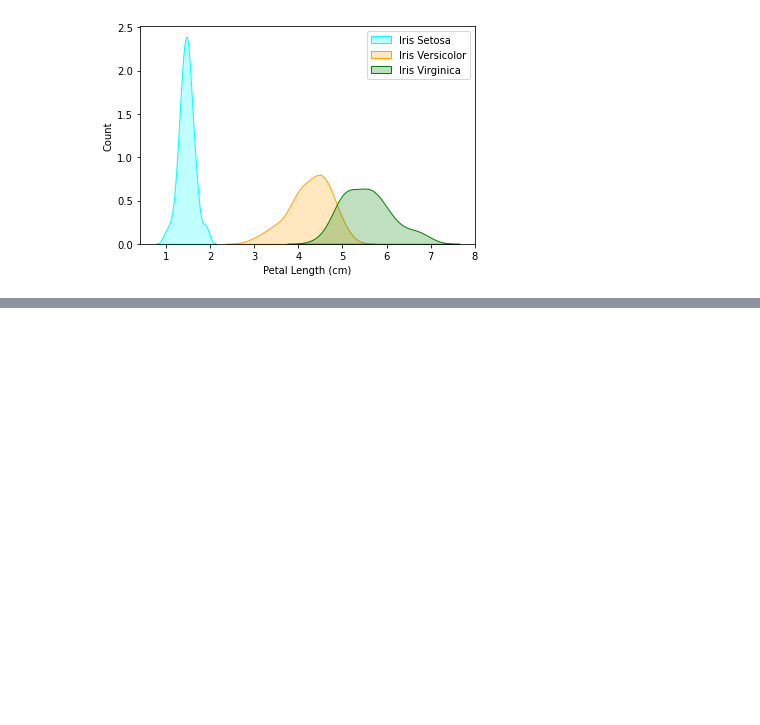
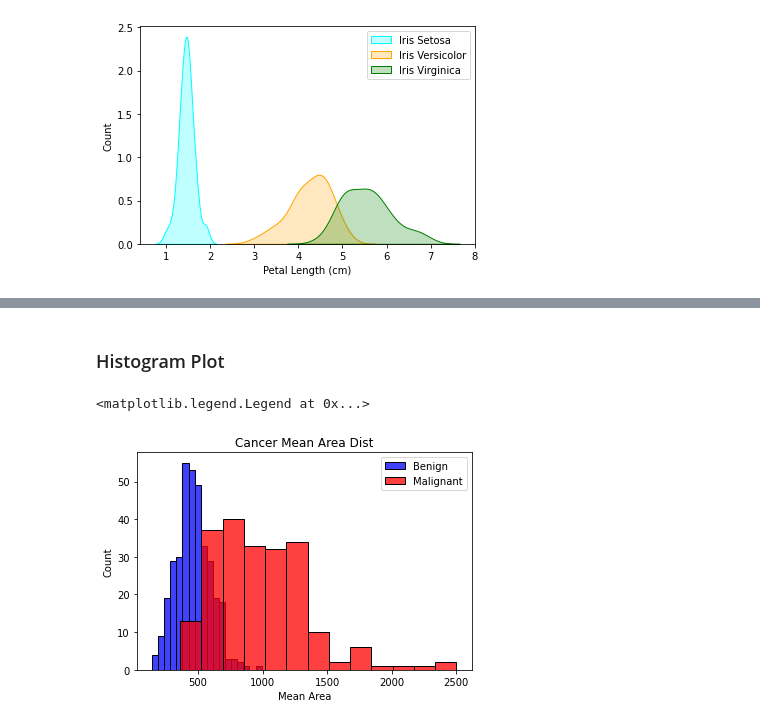
Before and after one commit to iobruno/kaggle-data-vis, a Jupyter notebook: notebooks/histograms.ipynb, the cells around one changed output, grey strips where cells are left out. Drawn from its saved outputs; the diff is of its cells as text; code cells hidden in the pictures; blank space fills up the shorter version.

```diff
--- a/notebooks/histograms.ipynb
+++ b/notebooks/histograms.ipynb
@@ -130,0 +187,20 @@ plt.legend()
+# %% [markdown]
+### Histogram Plot
+# %%
+sns.histplot(x='Area (mean)',
+             data=benign_cancer_df,
+             label='Benign',
+             color='blue')
+
+sns.histplot(x='Area (mean)',
+             data=malignant_cancer_df,
+             label='Malignant',
+             color='red')
+
+plt.xlabel("Mean Area")
+plt.ylabel("Count")
+plt.title("Cancer Mean Area Dist")
+plt.legend()
+# %% [output]
+<matplotlib.legend.Legend at 0x...>
+[figure, added]
```
Also changed, not shown: parts of 15 cells of this notebook.
